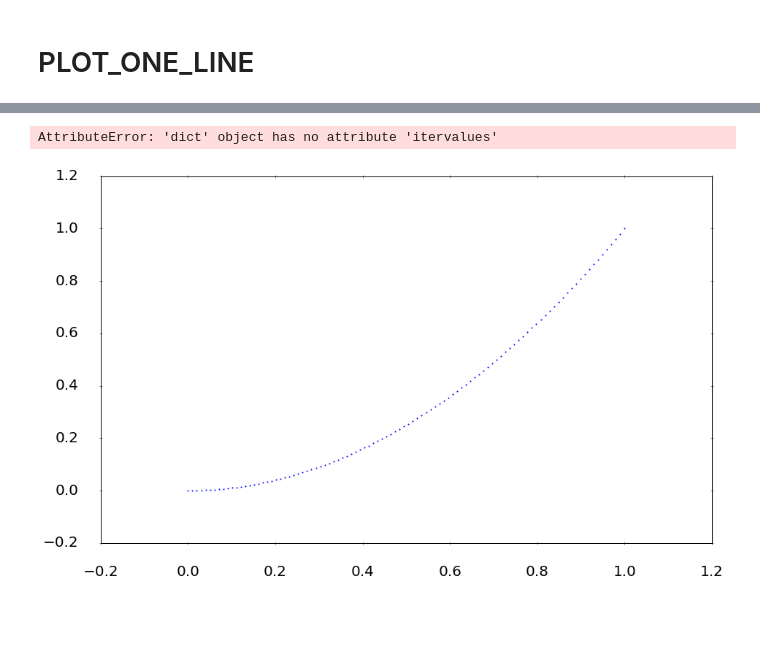
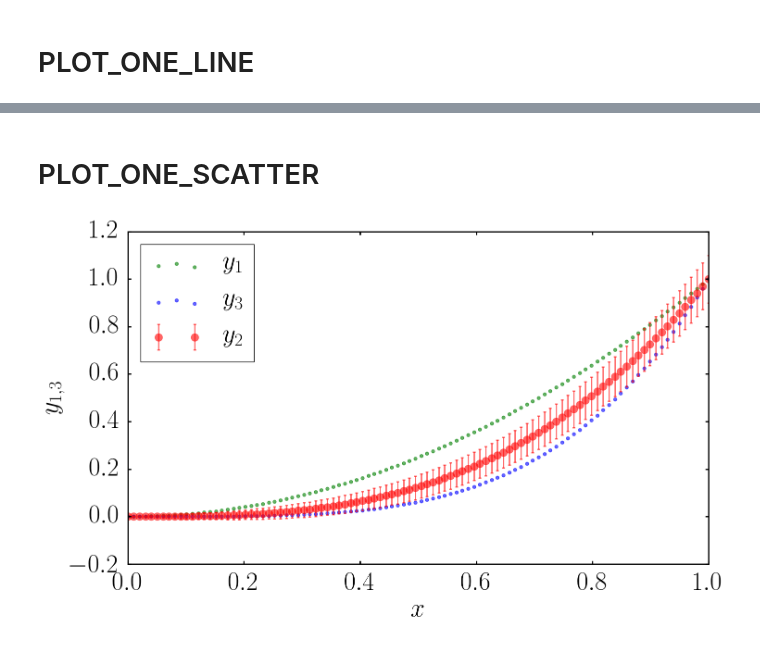
Before and after one commit to ziky5/probe-plotting2, a Jupyter notebook: tutorial.ipynb, the cells around one changed output, grey strips where cells are left out. Drawn from its saved outputs; the diff is of its cells as text; code cells hidden in the pictures; blank space fills up the shorter version.

```diff
--- a/tutorial.ipynb
+++ b/tutorial.ipynb
@@ -20,6 +20,7 @@ legend_font_size=40
 border_thickness=2.0
 ticks_length=5.0
 ticks_width=2.0
+size=25
 # %% [markdown]
 # SAMPLE DATA
 # %%
@@ -50,5 +50,19 @@ AttributeError: 'dict' object has no attribute 'itervalues'
-# %%
-plot_one_scatter(x, y, show=True)
-# %% [output]
-AttributeError: 'dict' object has no attribute 'itervalues'
-[figure, removed]
+# %% [markdown]
+# PLOT_ONE_SCATTER
+# %%
+fig = plot_one_scatter(x, y1, line_color='green', fill_color='green', data_label=r'$y_\mathrm{1}$',
+                       size=size, alpha=0.6)
+fig = plot_one_scatter(x, y2, line_color='red', fill_color='red', data_label=r'$y_\mathrm{2}$',
+                       size=12, fig=fig, err_y=np.ones(y2.size)*0.1*np.linspace(0.0, 1.0, y2.size), alpha=0.6,
+                       err_line_width=2.0, err_capthick=2.0, err_capsize=2.0)
+fig = plot_one_scatter(x, y3, line_color='blue', fill_color='blue', fig=fig,
+                       x_label=r'$x$', y_label =r'$y_{\mathrm{1,3}}$',
+                       pad=pad, ticks_font_size=ticks_font_size,
+                       label_font_size=label_font_size, legend_font_size=legend_font_size,
+                       border_thickness=border_thickness, ticks_length=ticks_length,
+                       ticks_width=ticks_width, show=True, data_label=r'$y_\mathrm{3}$',
+                       size=size, legend_loc=2, xlim=(0.0,1.0), alpha=0.6)
+
+fig['fig'].savefig('plot_three_scatters.pdf')
+# %% [output]
+[figure, added]
```
Also changed, not shown: parts of 2 cells of this notebook.
